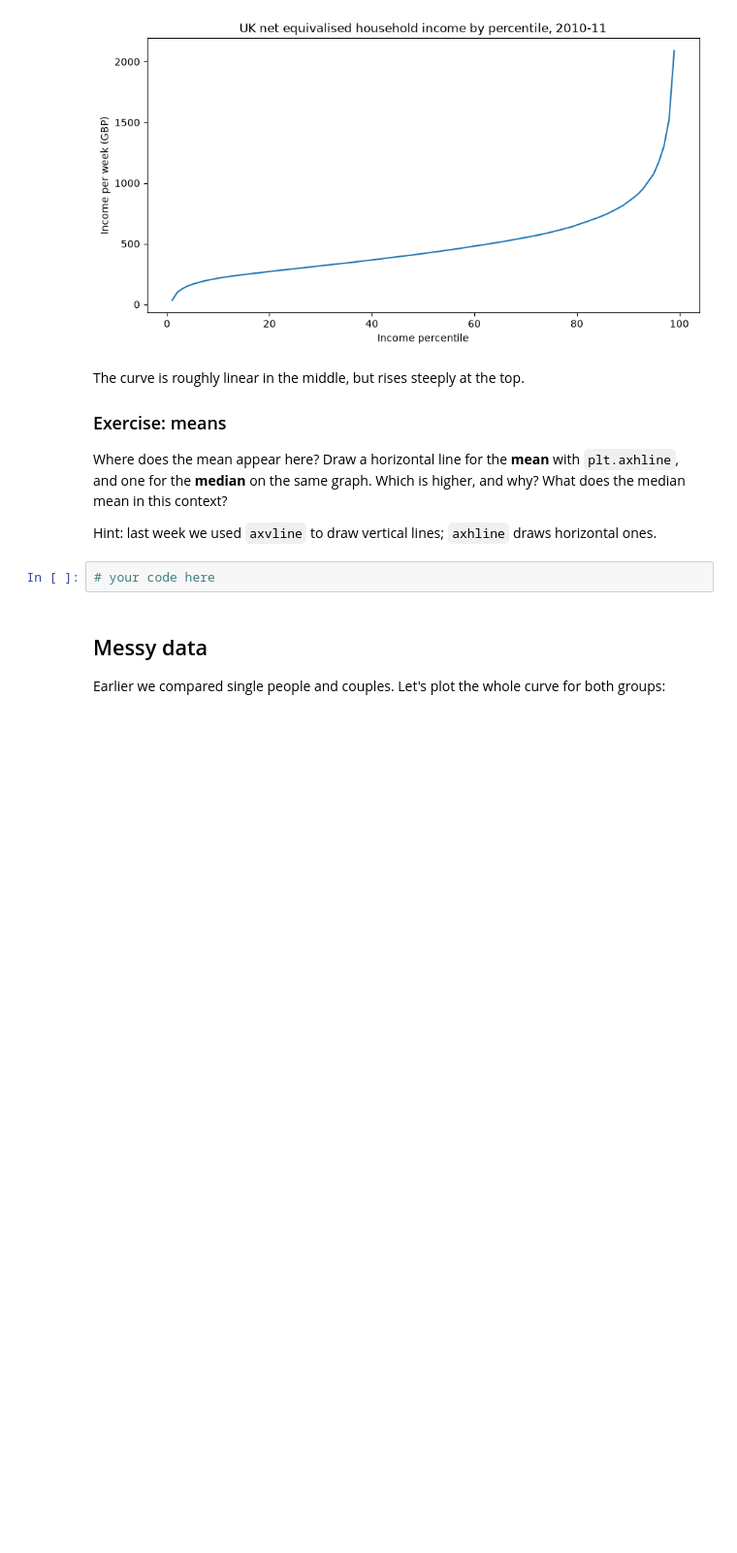
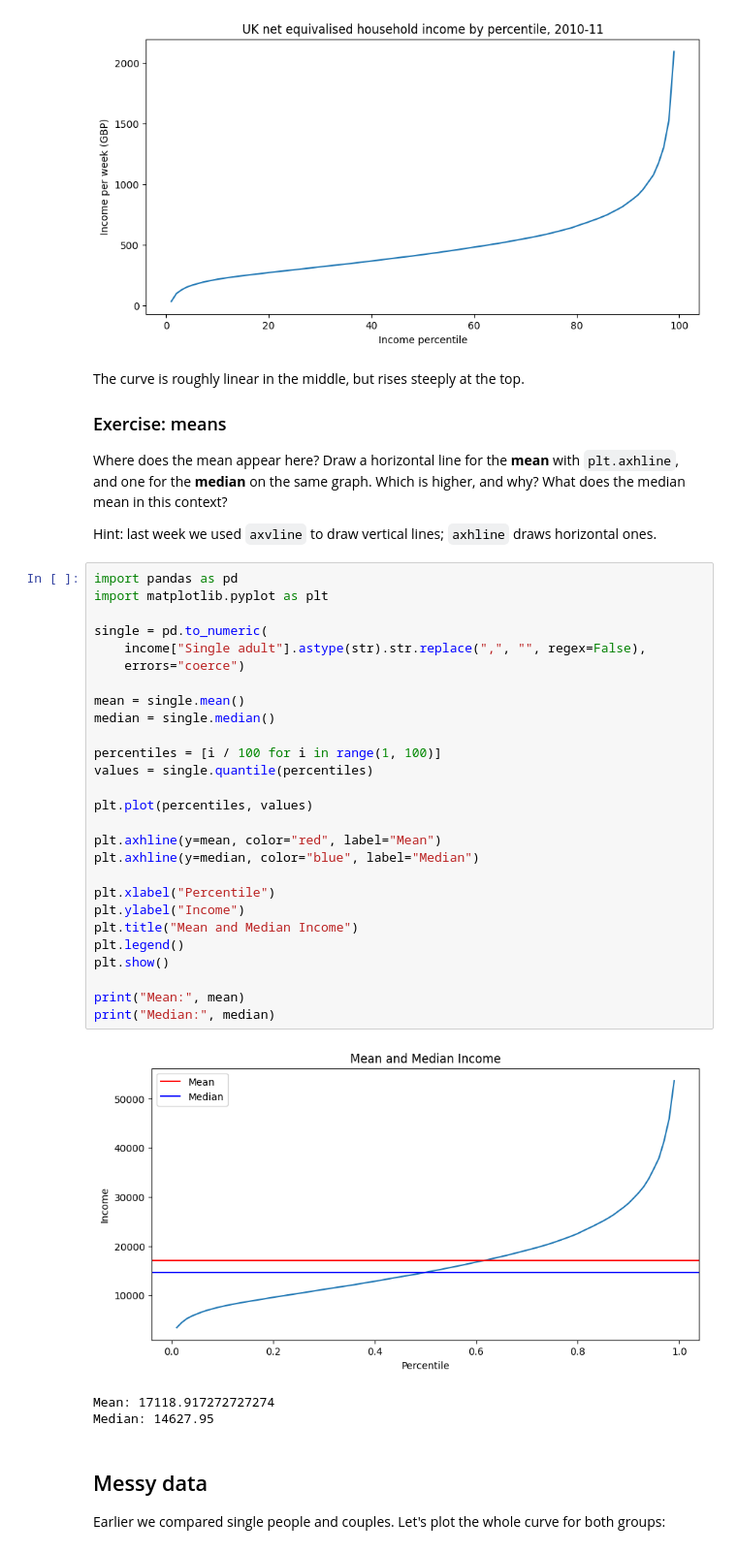
Before and after one commit to audreyshen0929/QM2, a Jupyter notebook: w02_pandas.ipynb, the cells around one changed output. Shown at 97% size. Drawn from its saved outputs; the diff is of its cells as text; blank space fills up the shorter version.

```diff
--- a/w02_pandas.ipynb
+++ b/w02_pandas.ipynb
@@ -148,8 +187,37 @@ The curve is roughly linear in the middle, but rises steeply at the top.
 Where does the mean appear here? Draw a horizontal line for the **mean** with `plt.axhline`, and one for the **median** on the same graph. Which is higher, and why? What does the median mean in this context?
 
 Hint: last week we used `axvline` to draw vertical lines; `axhline` draws horizontal ones.
-# %%
-# your code here
+# %%
+import pandas as pd
+import matplotlib.pyplot as plt
+
+single = pd.to_numeric(
+    income["Single adult"].astype(str).str.replace(",", "", regex=False),
+    errors="coerce")
+
+mean = single.mean()
+median = single.median()
+
+percentiles = [i / 100 for i in range(1, 100)]
+values = single.quantile(percentiles)
+
+plt.plot(percentiles, values)
+
+plt.axhline(y=mean, color="red", label="Mean")
+plt.axhline(y=median, color="blue", label="Median")
+
+plt.xlabel("Percentile")
+plt.ylabel("Income")
+plt.title("Mean and Median Income")
+plt.legend()
+plt.show()
+
+print("Mean:", mean)
+print("Median:", median)
+# %% [output]
+[figure, added]
+Mean: 17118.917272727274
+Median: 14627.95
 # %% [markdown]
 ## Messy data
 
```
Also changed, not shown: parts of 14 cells of this notebook.
